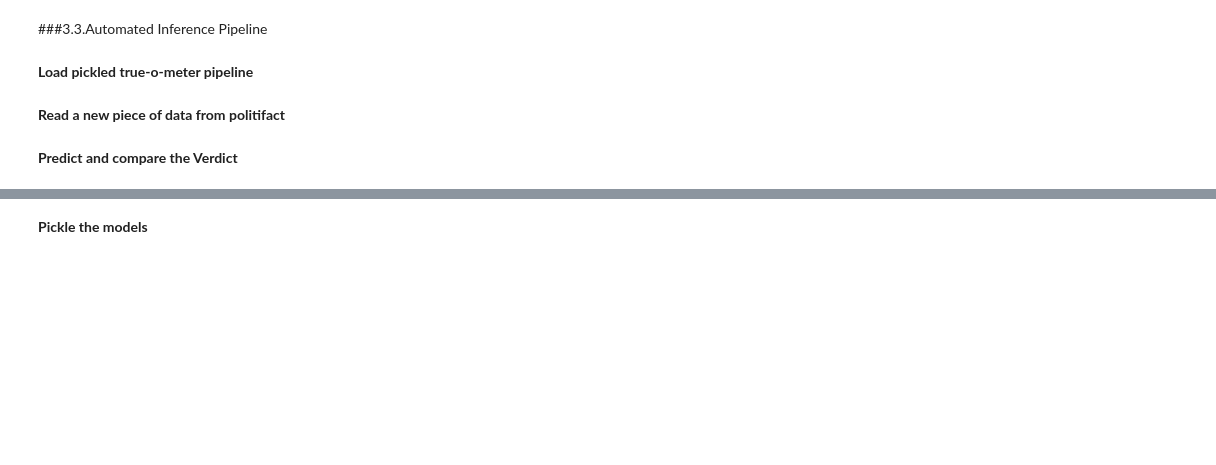
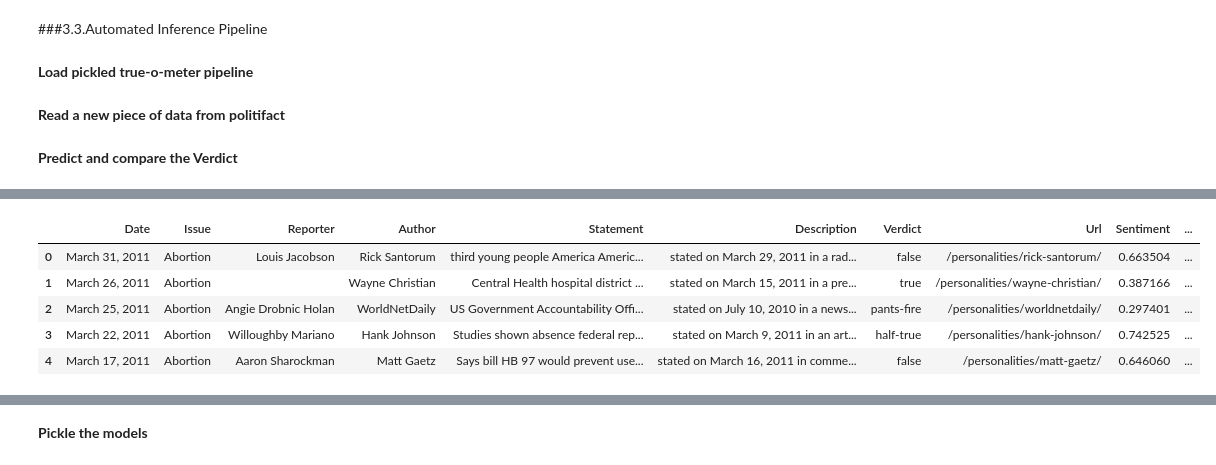
Before and after one commit to YuxingW/alternusvera-spring-2021, a Jupyter notebook: microfactor_training_pipeline.ipynb, the cells around one changed output, grey strips where cells are left out. Cells and saved outputs as stored; diff of their text form; code cells hidden in the pictures; blank space fills up the shorter version.

```diff
--- a/microfactor_training_pipeline.ipynb
+++ b/microfactor_training_pipeline.ipynb
@@ -612,3 +632,12 @@ generating microfactor : Intent
+# %%
+df.head()
+# %% [output]
+|  | Date | Issue | Reporter | Author | Statement | Description | Verdict | Url | Sentiment | ... |
+| 0 | March 31, 2011 | Abortion | Louis Jacobson | Rick Santorum | third young people America Americ... | stated on March 29, 2011 in a rad... | false | /personalities/rick-santorum/ | 0.663504 | ... |
+| 1 | March 26, 2011 | Abortion |  | Wayne Christian | Central Health hospital district ... | stated on March 15, 2011 in a pre... | true | /personalities/wayne-christian/ | 0.387166 | ... |
+| 2 | March 25, 2011 | Abortion | Angie Drobnic Holan | WorldNetDaily | US Government Accountability Offi... | stated on July 10, 2010 in a news... | pants-fire | /personalities/worldnetdaily/ | 0.297401 | ... |
+| 3 | March 22, 2011 | Abortion | Willoughby Mariano | Hank Johnson | Studies shown absence federal rep... | stated on March 9, 2011 in an art... | half-true | /personalities/hank-johnson/ | 0.742525 | ... |
+| 4 | March 17, 2011 | Abortion | Aaron Sharockman | Matt Gaetz | Says bill HB 97 would prevent use... | stated on March 16, 2011 in comme... | false | /personalities/matt-gaetz/ | 0.646060 | ... |
 # %%
 df['pred_verdict'].unique()
 # %% [output]
```
Also changed, not shown: parts of 29 cells of this notebook.
